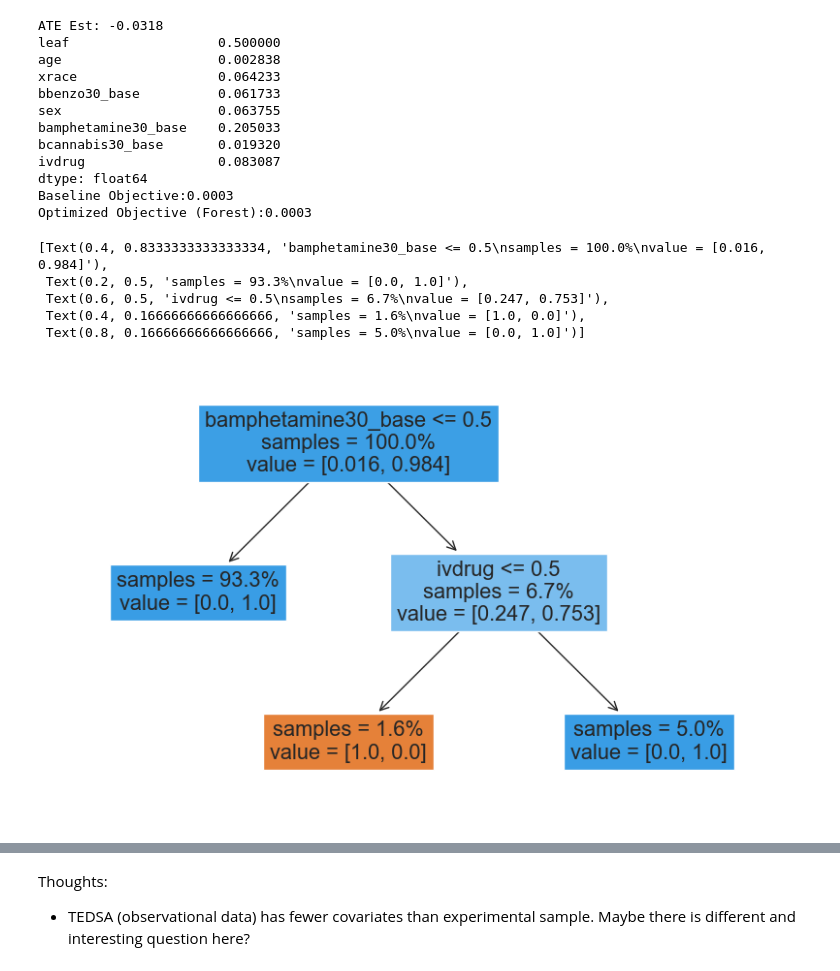
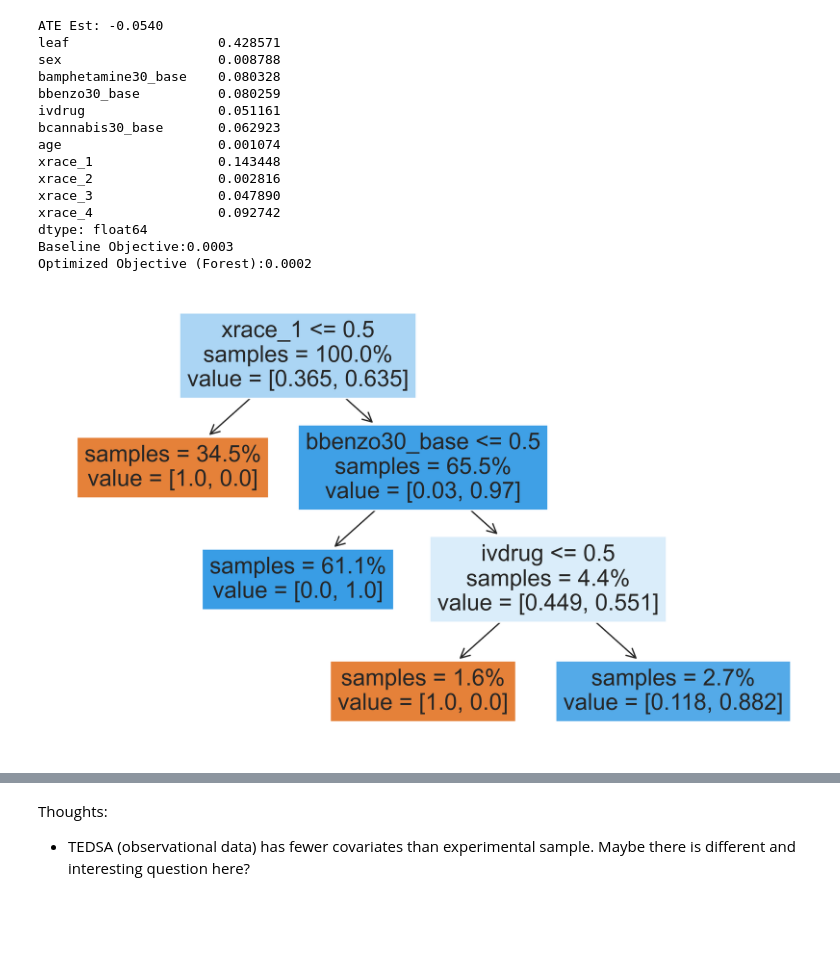
Before and after one commit to harsh-parikh/fuse, a Jupyter notebook: tedsa_analysis.ipynb, the cells around one changed output, grey strips where cells are left out. Drawn from its saved outputs; the diff is of its cells as text; code cells hidden in the pictures; blank space fills up the shorter version.

```diff
--- a/tedsa_analysis.ipynb
+++ b/tedsa_analysis.ipynb
@@ -117,5 +144,9 @@ df_ = df_primary.drop(
 # %%
-outcome = "wk10.relapse_this_week"
+df_primary = pd.concat([df_tedsa_cc, ct94_cc])
+
+df_ = df_primary.drop(columns=["weeks_to_relapse"]).fillna(0)
+
+outcome = "week_12_relapse"
 treatment = "med_met"
 sample = "S"
 data = df_
@@ -123,3 +154,23 @@ S = df_[sample]  # indicator for the sample
 Y = df_[outcome]  # outcome variable
 T = df_[treatment]  # indicator for the treatment
 X = df_.drop(columns=[outcome, treatment, sample])  # pre-treatment covariates
+
+data_dummy = pd.get_dummies(data, columns=["xrace"])
+data_dummy["age"].replace(
+    {
+        1: 15,
+        2: 16,
+        3: 18,
+        4: 22,
+        5: 27,
+        6: 32,
+        7: 37,
+        8: 42,
+        9: 47,
+        10: 52,
+        11: 60,
+        12: 65,
+    },
+    inplace=True,
+)
+data_dummy
@@ -139,15 +204,15 @@ df_v.join(S).groupby(by="S").mean()
 importlib.reload(learn)
 # D, w_tree, testing_data = learn.tree_opt(data, outcome, treatment, sample, leaf_proba=1)
 D_rash, D_forest, w_forest, rashomon_set, f, testing_data = learn.forest_opt(
-    data=df_,
-    outcome="wk10.relapse_this_week",
-    treatment="med_met",
-    sample="S",
-    leaf_proba=1,
+    data=data_dummy,
+    outcome=outcome,
+    treatment=treatment,
+    sample=sample,
+    leaf_proba=0.75,
     num_trees=1000,
     vote_threshold=1 / 2,
     top_k_trees=True,
-    k=100,
+    k=50,
 )
 
 baseline_loss = np.sqrt(np.sum(D_forest["vsq"]) / ((D_forest.shape[0] ** 2)))
@@ -157,33 +222,32 @@ optimized_loss_forest = np.sqrt(
 print("Baseline Objective:%.4f" % (baseline_loss))
 print("Optimized Objective (Forest):%.4f" % (optimized_loss_forest))
 # %% [output]
-ATE Est: -0.0318
-leaf                   0.500000
-age                    0.002838
-xrace                  0.064233
-bbenzo30_base          0.061733
-sex                    0.063755
-bamphetamine30_base    0.205033
-bcannabis30_base       0.019320
-ivdrug                 0.083087
+ATE Est: -0.0540
+leaf                   0.428571
+sex                    0.008788
+bamphetamine30_base    0.080328
+bbenzo30_base          0.080259
+ivdrug                 0.051161
+bcannabis30_base       0.062923
+age                    0.001074
+xrace_1                0.143448
+xrace_2                0.002816
+xrace_3                0.047890
+xrace_4                0.092742
 dtype: float64
 Baseline Objective:0.0003
-Optimized Objective (Forest):0.0003
+Optimized Objective (Forest):0.0002
 # %%
 sns.set(font_scale=1)
-fig, ax = plt.subplots(ncols=1, figsize=(10, 6), sharex=True, sharey=True)
+fig, ax = plt.subplots(ncols=1, figsize=(10, 6), sharex=True, sharey=True, dpi=600)
 tree.plot_tree(
     f,
     ax=ax,
-    feature_names=df_.drop(columns=[outcome, sample, treatment]).columns,
+    feature_names=data_dummy.drop(columns=[outcome, sample, treatment]).columns,
     filled=True,
     proportion=True,
     impurity=False,
 )
+plt.savefig("tedsa_ctn27.pdf")
 # %% [output]
-[Text(0.4, 0.8333333333333334, 'bamphetamine30_base <= 0.5\nsamples = 100.0%\nvalue = [0.016, 0.984]'),
- Text(0.2, 0.5, 'samples = 93.3%\nvalue = [0.0, 1.0]'),
- Text(0.6, 0.5, 'ivdrug <= 0.5\nsamples = 6.7%\nvalue = [0.247, 0.753]'),
- Text(0.4, 0.16666666666666666, 'samples = 1.6%\nvalue = [1.0, 0.0]'),
- Text(0.8, 0.16666666666666666, 'samples = 5.0%\nvalue = [0.0, 1.0]')]
-[figure, old version]
+[figure, new version]
```
Also changed, not shown: parts of 20 cells of this notebook, 11 other files.
